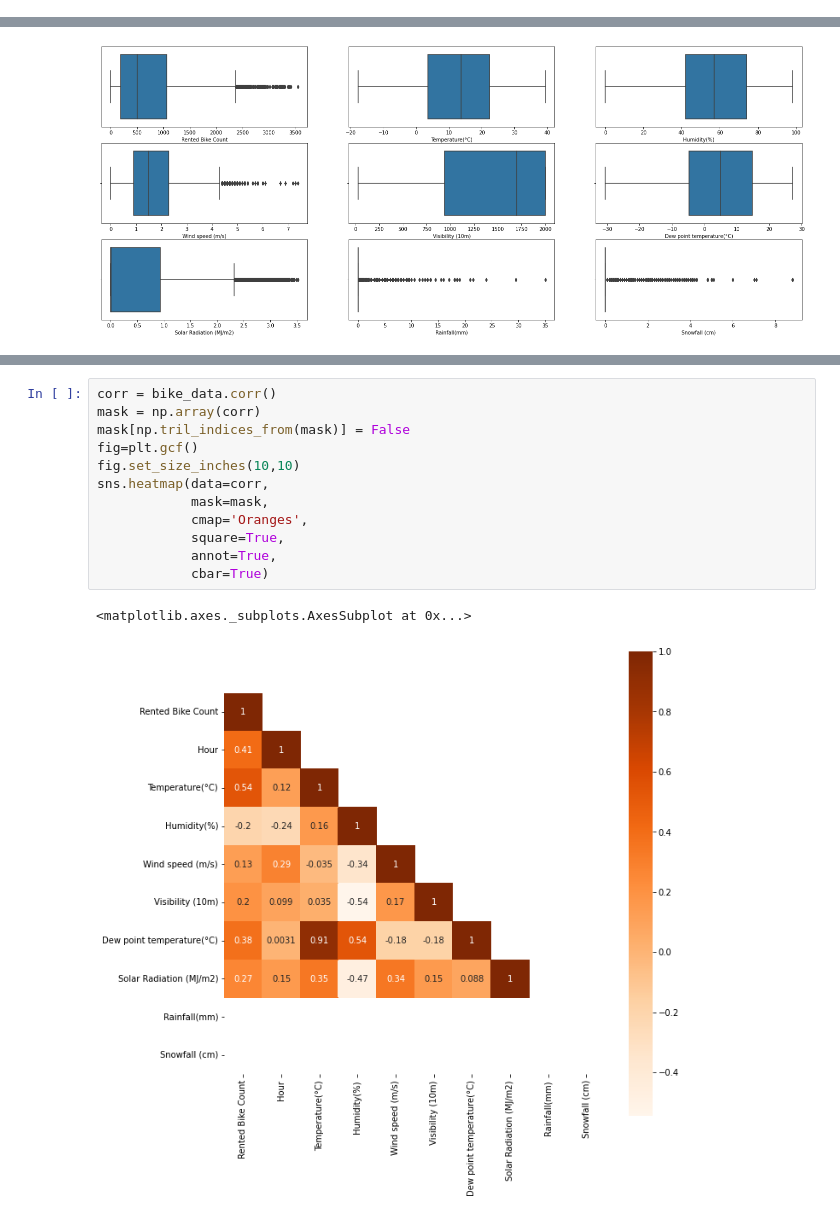
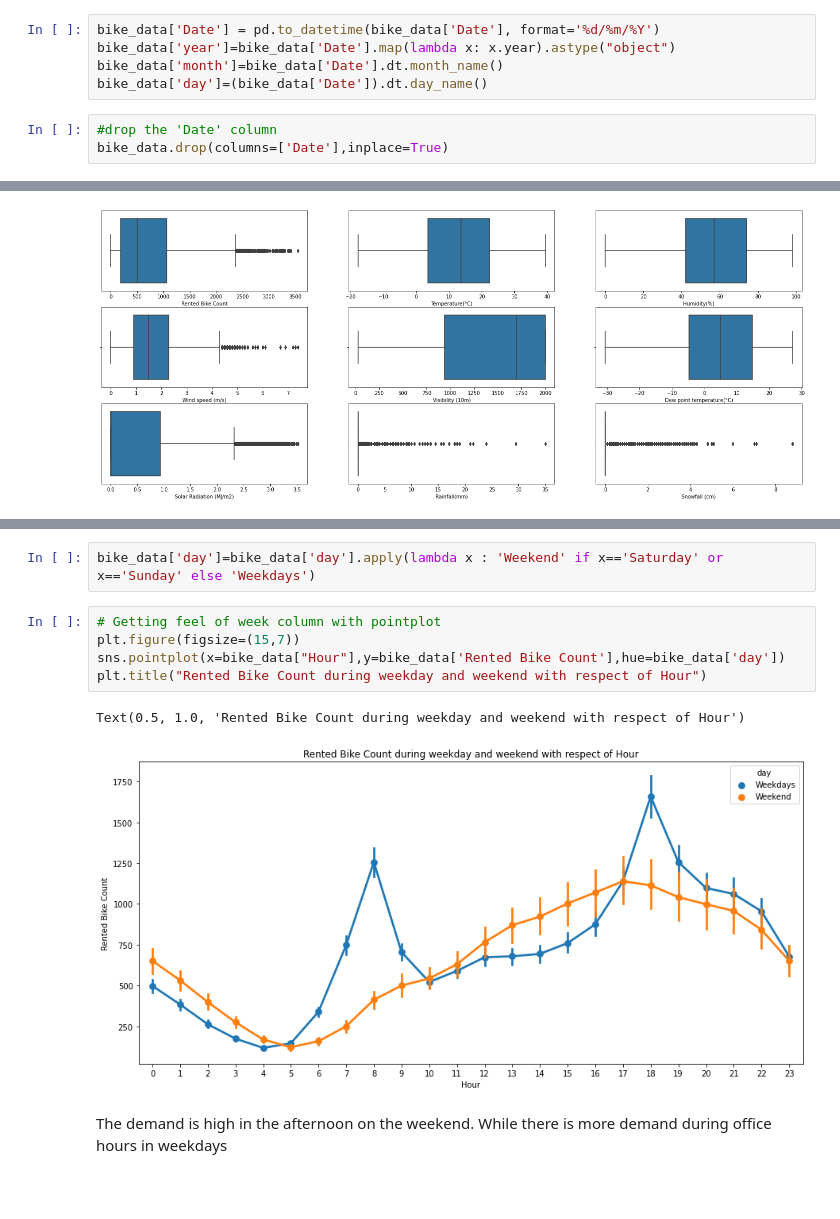
Before and after one commit to neerajac19/Bike-Sharing-Demand-Prediction, a Jupyter notebook: Bike_Sharing_Demand_Prediction_Capstone_Project.ipynb, the cells around one changed output, grey strips where cells are left out. Drawn from its saved outputs; the diff is of its cells as text; blank space fills up the shorter version.

```diff
--- a/Bike_Sharing_Demand_Prediction_Capstone_Project.ipynb
+++ b/Bike_Sharing_Demand_Prediction_Capstone_Project.ipynb
@@ -99,0 +97,8 @@ continous_columns=list(column_datatypes[(column_datatypes=="int64") | (column_da
+# %%
+bike_data['Date'] = pd.to_datetime(bike_data['Date'], format='%d/%m/%Y')
+bike_data['year']=bike_data['Date'].map(lambda x: x.year).astype("object")
+bike_data['month']=bike_data['Date'].dt.month_name()
+bike_data['day']=(bike_data['Date']).dt.day_name()
+# %%
+#drop the 'Date' column
+bike_data.drop(columns=['Date'],inplace=True)
@@ -171,15 +153,12 @@ plt.xticks(rotation=90)
-# %%
-corr = bike_data.corr()
-mask = np.array(corr)
-mask[np.tril_indices_from(mask)] = False
-fig=plt.gcf()
-fig.set_size_inches(10,10)
-sns.heatmap(data=corr,
-            mask=mask,
-            cmap='Oranges',
-            square=True,
-            annot=True,
-            cbar=True)
-# %% [output]
-<matplotlib.axes._subplots.AxesSubplot at 0x...>
-[figure, removed]
+# %%
+bike_data['day']=bike_data['day'].apply(lambda x : 'Weekend' if x=='Saturday' or x=='Sunday' else 'Weekdays')
+# %%
+# Getting feel of week column with pointplot
+plt.figure(figsize=(15,7))
+sns.pointplot(x=bike_data["Hour"],y=bike_data['Rented Bike Count'],hue=bike_data['day'])
+plt.title("Rented Bike Count during weekday and weekend with respect of Hour")
+# %% [output]
+Text(0.5, 1.0, 'Rented Bike Count during weekday and weekend with respect of Hour')
+[figure, added]
+# %% [markdown]
+The demand is high in the afternoon on the weekend. While there is more demand during office hours in weekdays
```
Also changed, not shown: parts of 46 cells of this notebook.
